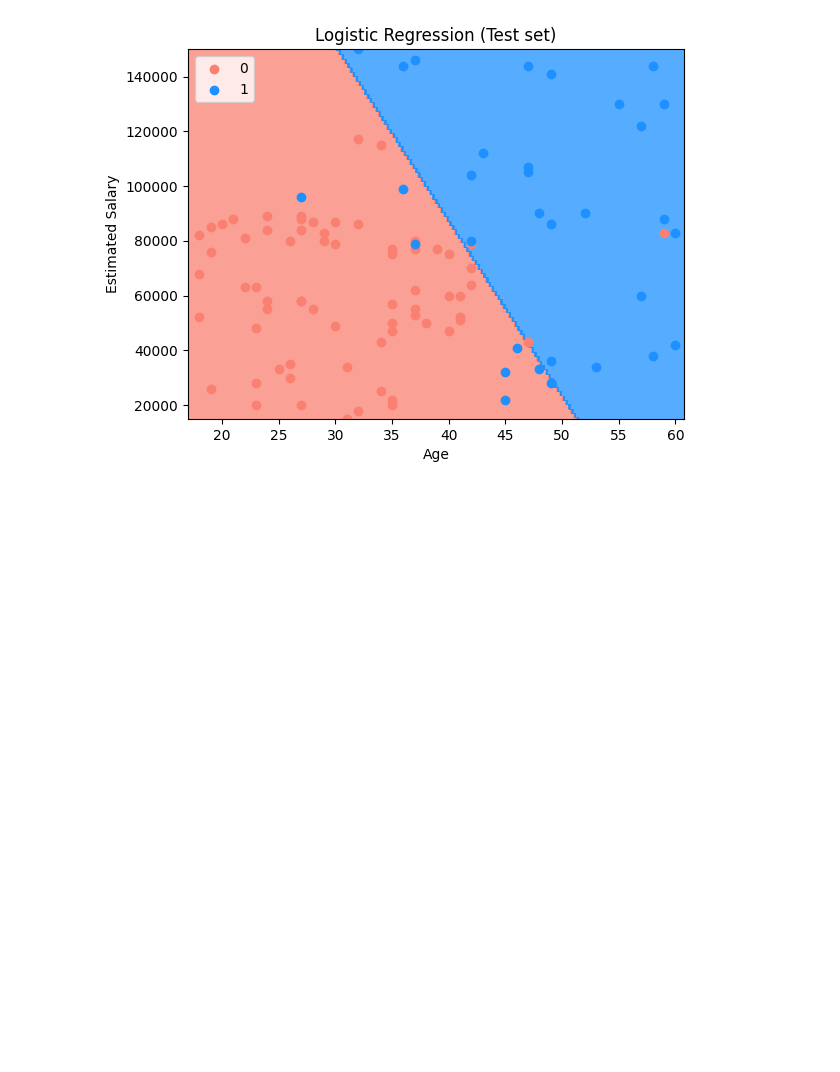
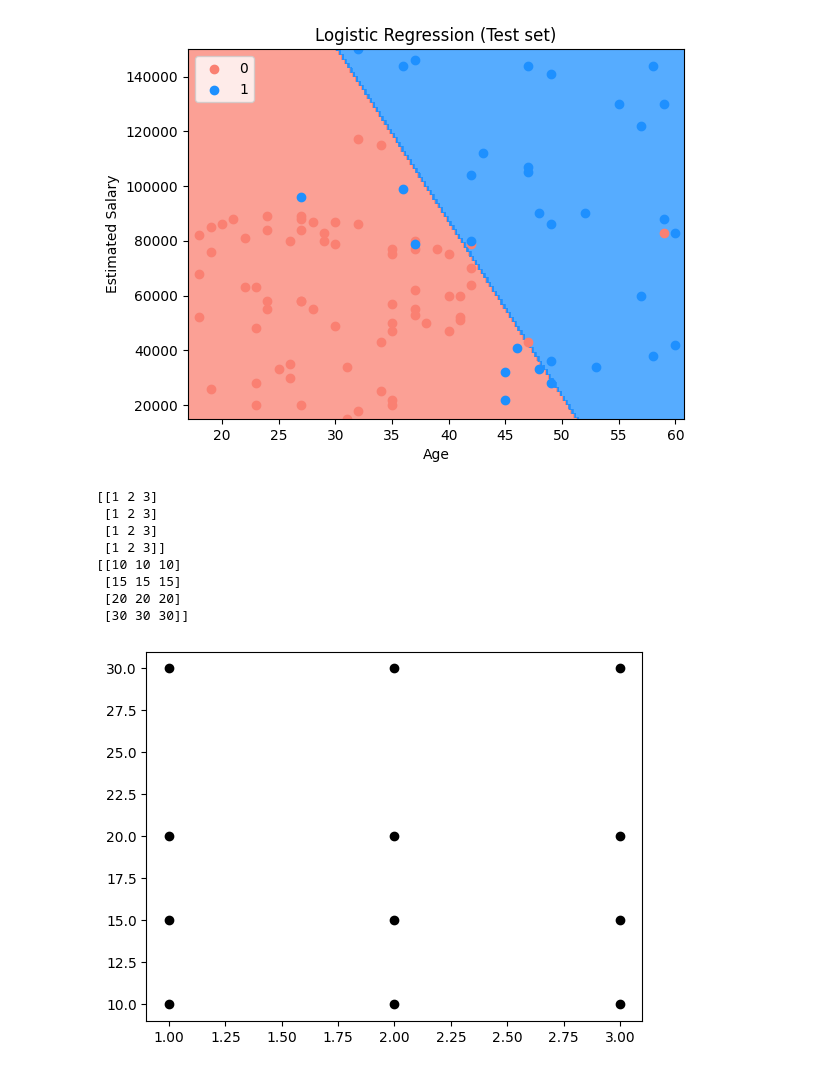
Before and after one commit to toliyang/AI_ML, a Jupyter notebook: Classification/S_14/logistic_regression.ipynb, the cells around one changed output. Cells and saved outputs as stored; diff of their text form; code cells hidden in the pictures; blank space fills up the shorter version.

```diff
--- a/Classification/S_14/logistic_regression.ipynb
+++ b/Classification/S_14/logistic_regression.ipynb
@@ -180,3 +180,21 @@ plt.legend()
 plt.show()
 # %% [output]
 [figure]
+# %%
+# test of np meshgrid
+x = np.array([ 1, 2,3])
+y = np.array([10, 15, 20, 30])
+xv, yv = np.meshgrid(x, y)
+print(xv, yv, sep='\n')
+plt.plot(xv, yv, marker='o', color='k', linestyle='none')
+plt.show()
+# %% [output]
+[[1 2 3]
+ [1 2 3]
+ [1 2 3]
+ [1 2 3]]
+[[10 10 10]
+ [15 15 15]
+ [20 20 20]
+ [30 30 30]]
+[figure, added]
```
